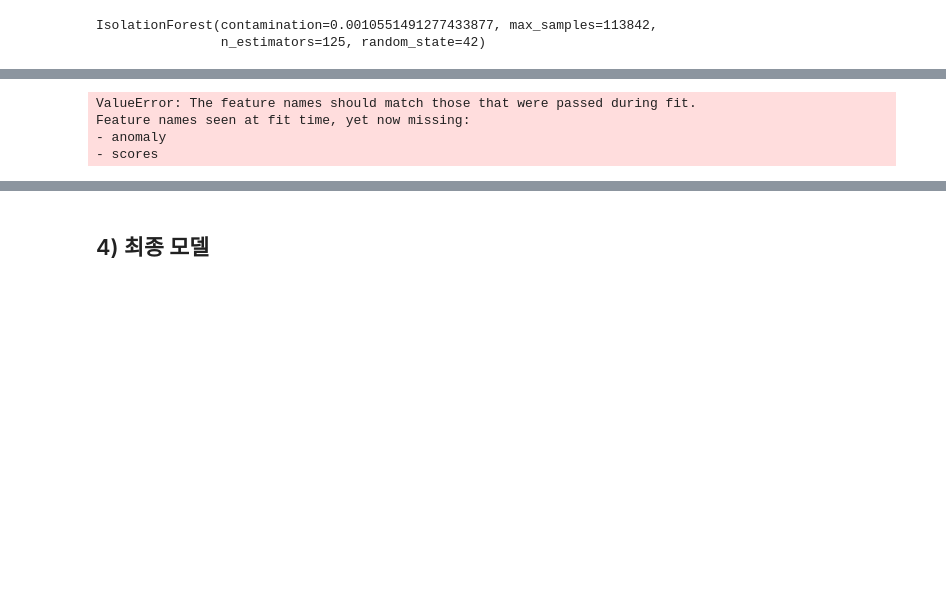
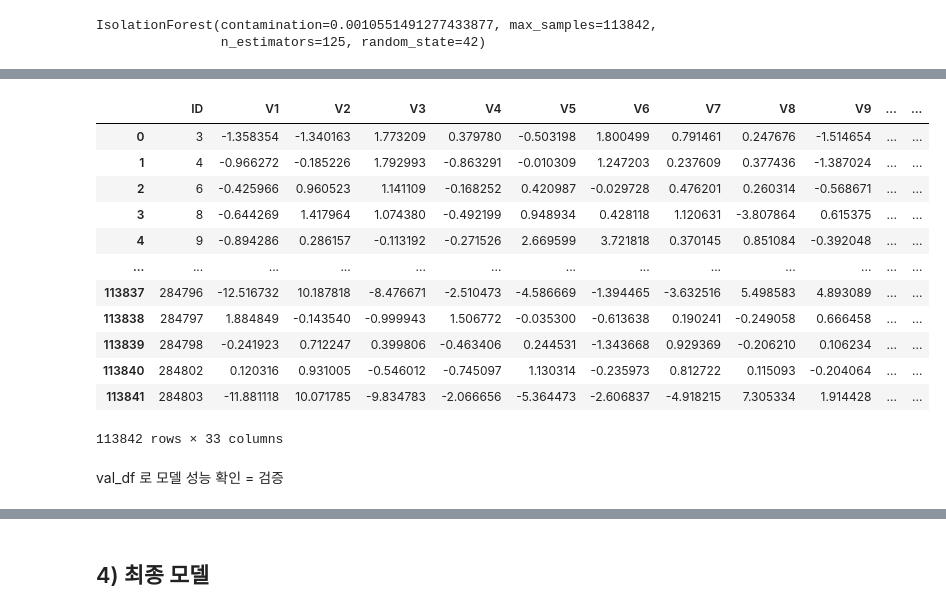
Before and after one commit to FISA-OkJwCy/Fraud_Transaction, a Jupyter notebook: fraud_detection.ipynb, the cells around one changed output, grey strips where cells are left out. Saved outputs shown, nothing was run; the diff lists cells and outputs as text; code cells hidden in the pictures; blank space fills up the shorter version.

```diff
--- a/fraud_detection.ipynb
+++ b/fraud_detection.ipynb
@@ -238,7 +218,7 @@ IFmodel=IsolationForest(n_estimators=125,
                       contamination=val_contamination,
                       random_state=42,
                       verbose=0)
-IFmodel.fit(train_df)
+IFmodel.fit(train)
 # %% [output]
 IsolationForest(contamination=0.0010551491277433877, max_samples=113842,
                 n_estimators=125, random_state=42)
@@ -245,5 +231,3 @@ IsolationForest(contamination=0.0010551491277433877, max_samples=113842,
 # %%
-# decision_function(), predict() 메서드
-# score=IFmodel.decision_function(train_df.to_numpy())
-# anomaly=IFmodel.predict(train_df.to_numpy())
-# train_df['scores']=score
+score=IFmodel.decision_function(train.to_numpy())
+anomaly=IFmodel.predict(train.to_numpy())
@@ -250,3 +236,5 @@ IsolationForest(contamination=0.0010551491277433877, max_samples=113842,
+# %%
+train_df['scores']=score
 # %%
 # 데이터 프레임 이상치 탐지
-# train_df['anomaly']=anomaly
+train_df['anomaly']=anomaly
@@ -279 +241,19 @@ Name: anomaly, dtype: int64
+# %%
+train_df
+# %% [output]
+|  | ID | V1 | V2 | V3 | V4 | V5 | V6 | V7 | V8 | V9 | ... | ... |
+| 0 | 3 | -1.358354 | -1.340163 | 1.773209 | 0.379780 | -0.503198 | 1.800499 | 0.791461 | 0.247676 | -1.514654 | ... | ... |
+| 1 | 4 | -0.966272 | -0.185226 | 1.792993 | -0.863291 | -0.010309 | 1.247203 | 0.237609 | 0.377436 | -1.387024 | ... | ... |
+| 2 | 6 | -0.425966 | 0.960523 | 1.141109 | -0.168252 | 0.420987 | -0.029728 | 0.476201 | 0.260314 | -0.568671 | ... | ... |
+| 3 | 8 | -0.644269 | 1.417964 | 1.074380 | -0.492199 | 0.948934 | 0.428118 | 1.120631 | -3.807864 | 0.615375 | ... | ... |
+| 4 | 9 | -0.894286 | 0.286157 | -0.113192 | -0.271526 | 2.669599 | 3.721818 | 0.370145 | 0.851084 | -0.392048 | ... | ... |
+| ... | ... | ... | ... | ... | ... | ... | ... | ... | ... | ... | ... | ... |
+| 113837 | 284796 | -12.516732 | 10.187818 | -8.476671 | -2.510473 | -4.586669 | -1.394465 | -3.632516 | 5.498583 | 4.893089 | ... | ... |
+| 113838 | 284797 | 1.884849 | -0.143540 | -0.999943 | 1.506772 | -0.035300 | -0.613638 | 0.190241 | -0.249058 | 0.666458 | ... | ... |
+| 113839 | 284798 | -0.241923 | 0.712247 | 0.399806 | -0.463406 | 0.244531 | -1.343668 | 0.929369 | -0.206210 | 0.106234 | ... | ... |
+| 113840 | 284802 | 0.120316 | 0.931005 | -0.546012 | -0.745097 | 1.130314 | -0.235973 | 0.812722 | 0.115093 | -0.204064 | ... | ... |
+| 113841 | 284803 | -11.881118 | 10.071785 | -9.834783 | -2.066656 | -5.364473 | -2.606837 | -4.918215 | 7.305334 | 1.914428 | ... | ... |
+113842 rows × 33 columns
+# %% [markdown]
+val_df 로 모델 성능 확인 = 검증
 # %%
@@ -281,8 +261 @@ X_val = val_df.drop(['Class'],axis=1)
 Y_val = val_df['Class']
-# %%
-IF_val_pred = IFmodel.predict(X_val)
-# %% [output]
-ValueError: The feature names should match those that were passed during fit.
-Feature names seen at fit time, yet now missing:
-- anomaly
-- scores
```
Also changed, not shown: parts of 22 cells of this notebook.
